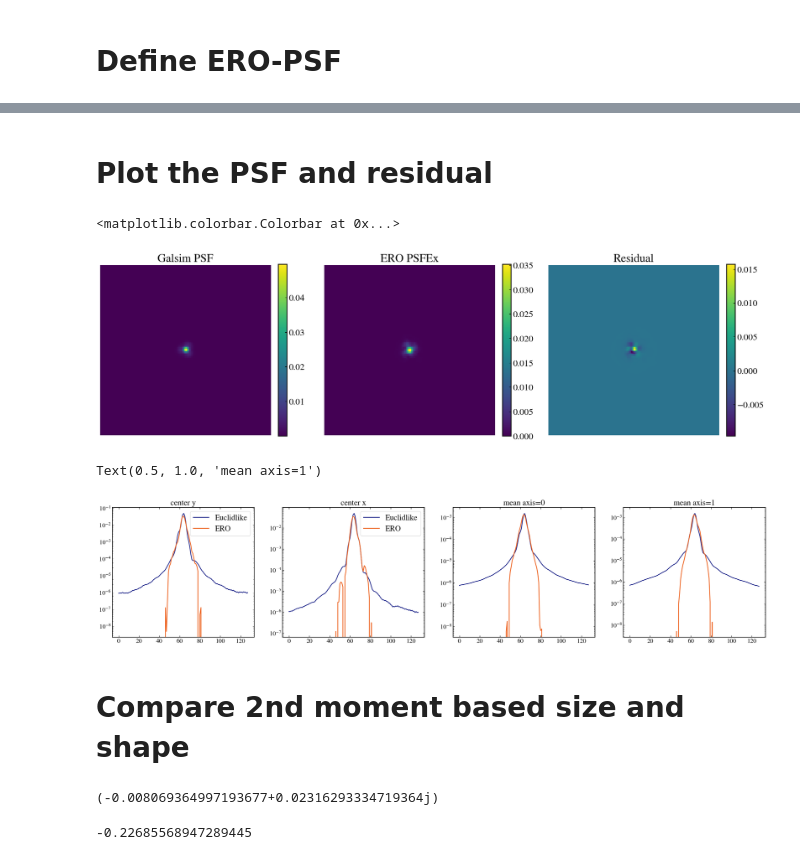
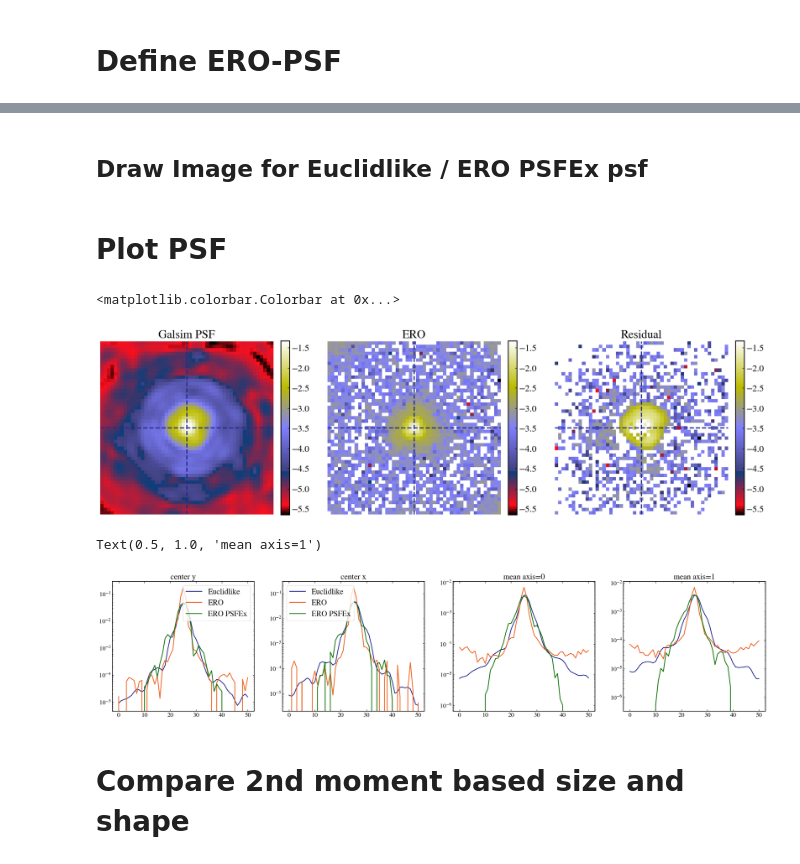
Before and after one commit to GalSim-developers/GalSim-Euclid-Like, a Jupyter notebook: validation/PSFModelTesting.ipynb, the cells around one changed output, grey strips where cells are left out. Cells and saved outputs as stored; diff of their text form; code cells hidden in the pictures.

```diff
--- a/validation/PSFModelTesting.ipynb
+++ b/validation/PSFModelTesting.ipynb
@@ -35,0 +142,6 @@ scale = ero_psfex.getSampleScale() * euclidlike.pixel_scale
+# %%
+fs = FetchStamps(ero_image, int(51 / 2))
+x = ero_cat["XWIN_IMAGE"][m_ero_star]
+y = ero_cat["YWIN_IMAGE"][m_ero_star]
+fs.get_pixels(np.round(np.array([y-1, x-1]).T).astype(int))
+ero_star_stack = fs.scan()
@@ -36,27 +150,46 @@ scale = ero_psfex.getSampleScale() * euclidlike.pixel_scale
+# %%
+cir_mask = 1 - create_circular_mask(51, 51, center=None, radius=10)
+ero_stars = []
+for star_tmp in ero_star_stack:
+    tmp = star_tmp*cir_mask
+    if np.abs(np.mean(tmp)) < 0.2:
+        ero_stars.append(star_tmp/np.sum(star_tmp[cir_mask == 0]))
+ero_stars = np.array(ero_stars)
+ero_star_mean = np.mean(ero_stars, axis=0)
+ero_star_mean /= np.sum(ero_star_mean)
+# %% [markdown]
+## Draw Image for Euclidlike / ERO PSFEx psf
+# %%
+euclidlike_psf_image = euclidlike_psf.drawImage(bandpass=euclidlike_bp, nx=51, ny=51, scale=scale, method='no_pixel')
+euclidlike_psf_image /= np.sum(euclidlike_psf_image.array)
+ero_psf_image = ero_psf.drawImage(bandpass=euclidlike_bp, nx=51, ny=51, scale=scale, method='no_pixel')
 # %% [markdown]
-# Plot the PSF and residual
+# Plot PSF
-# %%
-euclidlike_psf_image = euclidlike_psf.drawImage(bandpass=euclidlike_bp, nx=128, ny=128, scale=scale, method='no_pixel')
-ero_psf_image = ero_psf.drawImage(bandpass=euclidlike_bp, nx=128, ny=128, scale=scale, method='no_pixel')
 # %%
 fig, axs = plt.subplots(ncols=3, figsize=(20, 8))
-im0 = axs[0].imshow(euclidlike_psf_image.array, origin='lower', aspect='equal')
+im0 = axs[0].imshow(np.log10(euclidlike_psf_image.array), origin='lower', aspect='equal', cmap='gist_stern')
 axs[0].set_title('Galsim PSF')
 axs[0].axis('off');
+axs[0].axhline(25, ls='--')
+axs[0].axvline(25, ls='--')
 plt.colorbar(im0, ax=axs[0], fraction=0.046, pad=0.04)
 
-im1 = axs[1].imshow(ero_psf_image.array, origin='lower', aspect='equal')
-axs[1].set_title('ERO PSFEx')
+im1 = axs[1].imshow(np.log10(ero_star_mean), origin='lower', aspect='equal', cmap='gist_stern')
+axs[1].set_title('ERO')
 axs[1].axis('off');
-plt.colorbar(im1, ax=axs[1], fraction=0.046, pad=0.04)
+axs[1].axhline(25, ls='--')
+axs[1].axvline(25, ls='--')
+plt.colorbar(im0, ax=axs[1], fraction=0.046, pad=0.04)
 
-im2 = axs[2].imshow(euclidlike_psf_image.array - ero_psf_image.array, origin='lower', aspect='equal')
+im2 = axs[2].imshow(np.log10(euclidlike_psf_image.array - ero_star_mean), origin='lower', aspect='equal', cmap='gist_stern')
 axs[2].set_title('Residual')
 axs[2].axis('off');
-plt.colorbar(im2, ax=axs[2], fraction=0.046, pad=0.04)
+axs[2].axhline(25, ls='--')
+axs[2].axvline(25, ls='--')
+plt.colorbar(im0, ax=axs[2], fraction=0.046, pad=0.04)
 # %% [output]
 <matplotlib.colorbar.Colorbar at 0x...>
-[figure, old version]
+[figure, new version]
 # %%
 cx, cy = euclidlike_psf_image.array.shape
 cx = int(cx / 2)
@@ -65,28 +198,32 @@ cy = int(cy / 2)
 fig, axs = plt.subplots(ncols=4, figsize=(30, 6))
 
 axs[0].plot(euclidlike_psf_image.array[cy, :], label='Euclidlike')
-axs[0].plot(ero_psf_image.array[cy, :], label='ERO')
+axs[0].plot(ero_star_mean[cy, :], label='ERO')
+axs[0].plot(ero_psf_image.array[cy, :], label='ERO PSFEx')
 axs[0].set_yscale('log')
 axs[0].legend()
 axs[0].set_title('center y')
 
 axs[1].plot(euclidlike_psf_image.array[:, cx], label='Euclidlike')
-axs[1].plot(ero_psf_image.array[:, cx], label='ERO')
+axs[1].plot(ero_star_mean[:, cx], label='ERO')
+axs[1].plot(ero_psf_image.array[:, cx], label='ERO PSFEx')
 axs[1].set_yscale('log')
 axs[1].legend()
 axs[1].set_title('center x')
 
 axs[2].plot(np.mean(euclidlike_psf_image.array, axis=0))
+axs[2].plot(np.mean(ero_star_mean, axis=0))
 axs[2].plot(np.mean(ero_psf_image.array, axis=0))
 axs[2].set_yscale('log')
 axs[2].set_title('mean axis=0')
 
 axs[3].plot(np.mean(euclidlike_psf_image.array, axis=1))
+axs[3].plot(np.mean(ero_star_mean, axis=1))
 axs[3].plot(np.mean(ero_psf_image.array, axis=1))
 axs[3].set_yscale('log')
 axs[3].set_title('mean axis=1')
 # %% [output]
 Text(0.5, 1.0, 'mean axis=1')
-[figure, old version]
+[figure, new version]
 # %% [markdown]
 # Compare 2nd moment based size and shape
@@ -96,9 +229,0 @@ ero_moments = galsim.hsm.FindAdaptiveMom(ero_psf_image, use_sky_coords=True)
-# %%
-ero_moments.observed_shape.shear
-# %% [output]
-(-0.008069364997193677+0.02316293334719364j)
-# %%
-size_frac = np.abs((euclidlike_moments.moments_sigma - ero_moments.moments_sigma) / euclidlike_moments.moments_sigma)
-shape_frac
-# %% [output]
--0.22685568947289445
```
Also changed, not shown: parts of 12 cells of this notebook.
